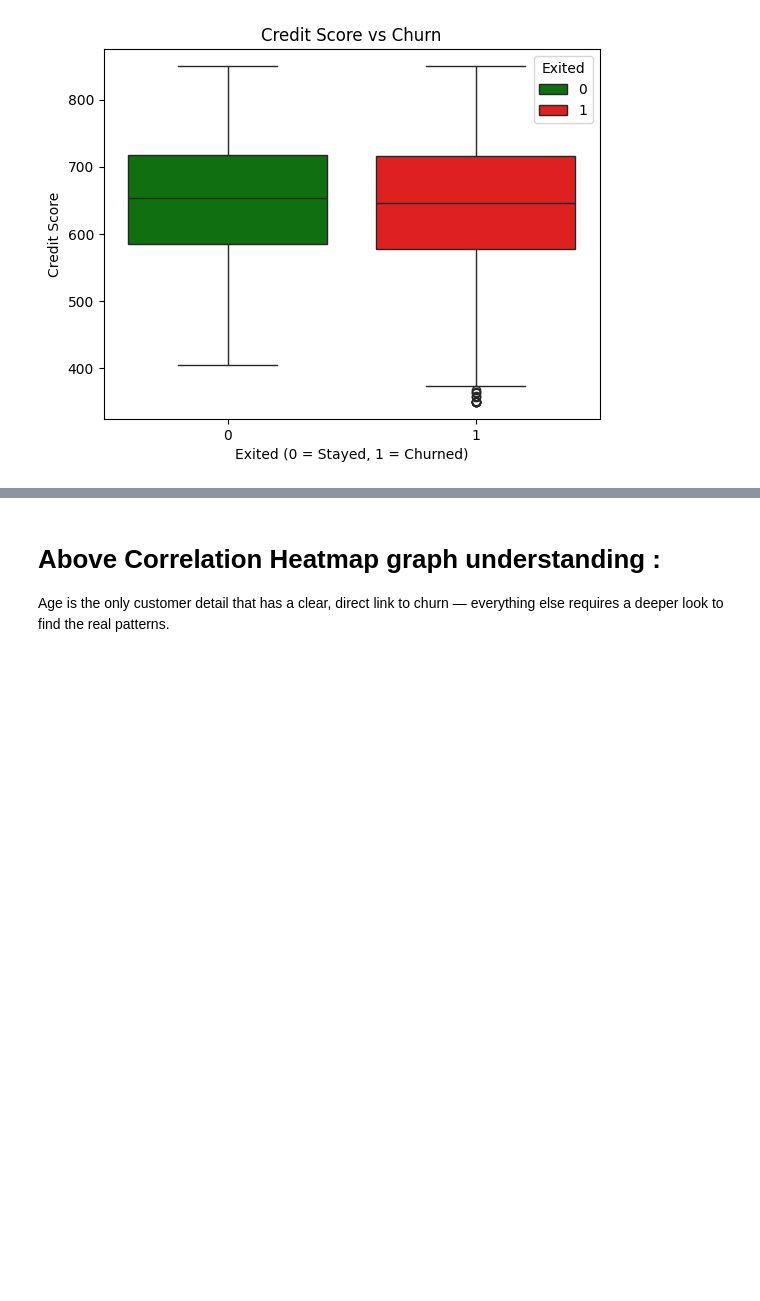
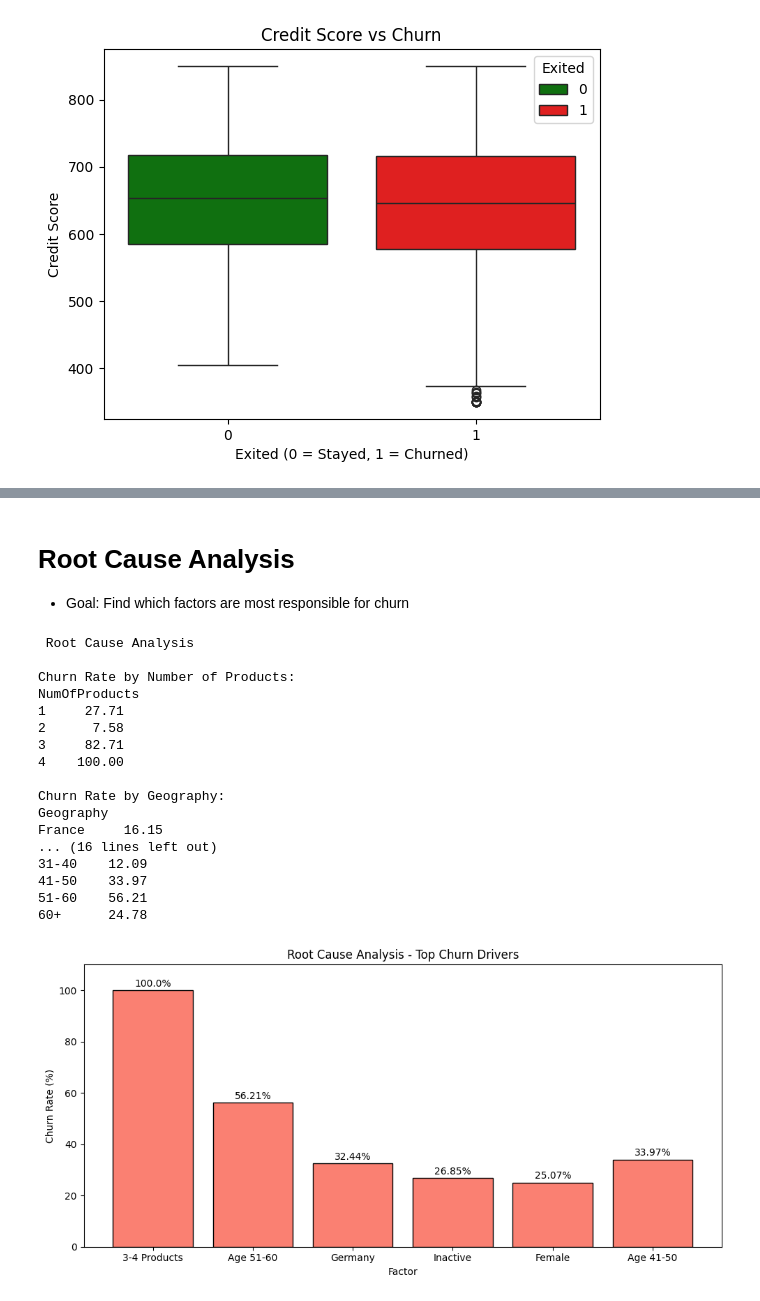
Before and after one commit to yashmonde24/Bank-Customer-Churn-Analysis, a Jupyter notebook: notebook/analysis.ipynb, the cells around one changed output, grey strips where cells are left out. Drawn from its saved outputs; the diff is of its cells as text; code cells hidden in the pictures; blank space fills up the shorter version.

```diff
--- a/notebook/analysis.ipynb
+++ b/notebook/analysis.ipynb
@@ -366,3 +399,77 @@ mp.show()
-# %% [markdown]
-# Above Correlation Heatmap graph understanding :
-Age is the only customer detail that has a clear, direct link to churn — everything else requires a deeper look to find the real patterns.
+# %% [markdown]
+# **Root Cause Analysis**
+- Goal: Find which factors are most responsible for churn
+# %%
+print("\n Root Cause Analysis \n")
+
+# Churn Rate by Each Factor :
+
+# Churn rate by number of products
+print("Churn Rate by Number of Products:")
+print(round(df.groupby("NumOfProducts")["Exited"].mean() * 100, 2).to_string())
+
+# Churn rate by geography
+print("\nChurn Rate by Geography:")
+print(round(df.groupby("Geography")["Exited"].mean() * 100, 2).to_string())
+
+# Churn rate by active member status
+print("\nChurn Rate by Active Member Status (0=Inactive, 1=Active):")
+print(round(df.groupby("IsActiveMember")["Exited"].mean() * 100, 2).to_string())
+
+# Churn rate by gender
+print("\nChurn Rate by Gender:")
+print(round(df.groupby("Gender")["Exited"].mean() * 100, 2).to_string())
+
+
+# Age Group Analysis (Root Cause) :
+bins_rca = [18, 30, 40, 50, 60, 100]
+labels_rca = ["18-30", "31-40", "41-50", "51-60", "60+"]
+df["AgeGroup"] = pd.cut(df["Age"], bins=bins_rca, labels=labels_rca)
+
+print("\nChurn Rate by Age Group:")
+print(round(df.groupby("AgeGroup")["Exited"].mean() * 100, 2).to_string())
+
+
+# Root Cause Bar Chart : Showing (Top Churn Factors)
+# Compare churn rate across all key segments visually
+# Taking  highest mean from each factor class
+factors = {
+    "3-4 Products": 100.00,
+    "Age 51-60":    56.21,
+    "Germany":      32.44,
+    "Inactive":     26.85,
+    "Female":       25.07,
+    "Age 41-50":    33.97,
+}
+
+mp.figure(figsize=(10, 5))
+mp.bar(factors.keys(), factors.values(), color="salmon", edgecolor="black")
+
+mp.title("Root Cause Analysis - Top Churn Drivers")
+mp.ylabel("Churn Rate (%)")
+mp.xlabel("Factor")
+mp.ylim(0, 110)
+for i, (key, val) in enumerate(factors.items()):
+    mp.text(i, val + 1.5, f"{val}%", ha="center", fontsize=10)
+mp.savefig('rca_op.png')
+mp.tight_layout()
+mp.show()
+# %% [output]
+ Root Cause Analysis
+
+Churn Rate by Number of Products:
+NumOfProducts
+1     27.71
+2      7.58
+3     82.71
+4    100.00
+
+Churn Rate by Geography:
+Geography
+France     16.15
+... (16 lines left out)
+31-40    12.09
+41-50    33.97
+51-60    56.21
+60+      24.78
+[figure, added]
```
Also changed, not shown: parts of 50 cells of this notebook, 5 other files.
